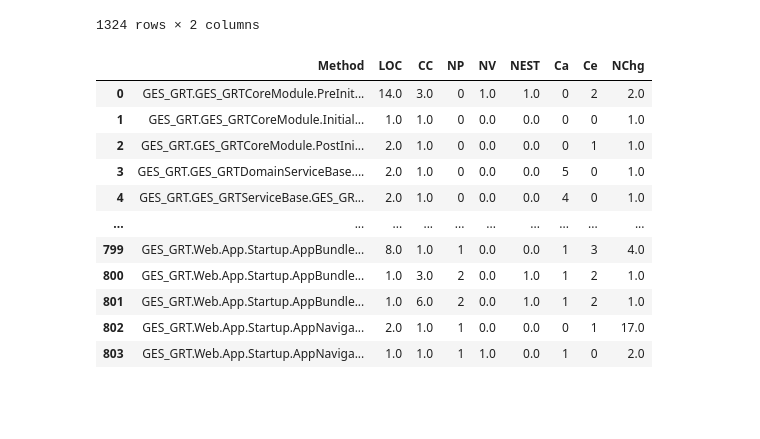
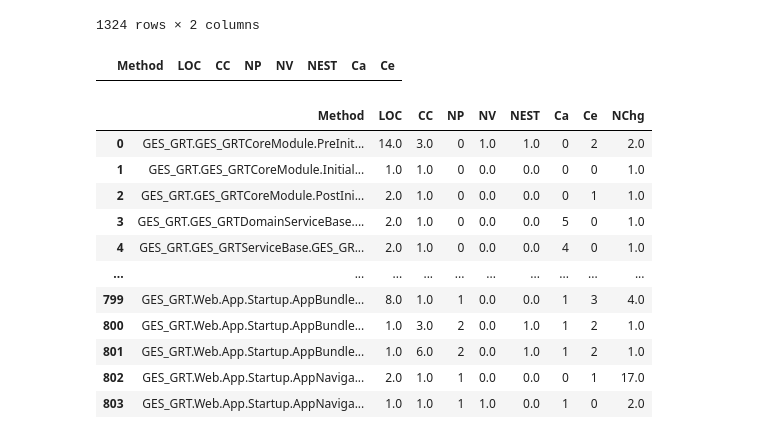
Before and after one commit to ana28p/code-analyzer, a Jupyter notebook: datareading/MyNotebook.ipynb, the cells around one changed output. Cells and saved outputs as stored; diff of their text form; code cells hidden in the pictures; blank space fills up the shorter version.

```diff
--- a/datareading/MyNotebook.ipynb
+++ b/datareading/MyNotebook.ipynb
@@ -193 +183,35 @@ def get_code_metrics_data():
     return data
+# %%
+
+test_coverage = {'Method': [], 'TotalStatements': [], 'CoveredStatements': []}
+
+def get_children(all_path, element):
+    name = element.get("Name")
+    if len(list(element)) == 0:
+        all_path += name
+        test_coverage['Method'].append(str(all_path))
+        test_coverage['TotalStatements'].append(int(element.get("TotalStatements")))
+        test_coverage['CoveredStatements'].append(str(element.get("CoveredStatements")))
+#         print(all_path)
+    else:
+        all_path += name + '.'
+
+    for el in list(element):
+        get_children(all_path, el)
+
+
+def get_test_coverage_data():
+    file = "C:/Users/aprodea/work/metrics-tax-compare/coverage/dotcover-for-ndepend.xml"
+    root = ElementTree.parse(file).getroot()
+
+    for type_tag in root.findall('Assembly/*'):
+        get_children('', type_tag)
+
+    return pd.DataFrame(data=test_coverage)
+
+
+test_coverage_data = get_test_coverage_data()
+
+test_coverage_data['Method'] = test_coverage_data['Method'].apply(ctor_to_class_name)
+
+test_coverage_data.to_csv("C:/Users/aprodea/work/metrics-tax-compare/merged/test_coverage_ndepend.csv", sep=';', index=False)
@@ -281,6 +417,10 @@ sub_change_data
 # %%
 diff_ch_and_metrics = change_data[~change_data['Method_Parsed'].isin(new_df['Method'])].dropna()
 diff_ch_and_metrics.to_csv("C:/Users/aprodea/work/metrics-tax-compare/merged/ch_not_found_in_metrics.csv", sep=';', index=False, na_rep=0)
+# %%
+new_df[~new_df['Method'].isin(test_coverage_data['Method'])].dropna()
+# %% [output]
+|  | Method | LOC | CC | NP | NV | NEST | Ca | Ce |
 # %%
 merged_left_ch = pd.merge(left=new_df, right=sub_change_data, how='left', left_on='Method', right_on='Method')
 merged_left_ch
```
Also changed, not shown: parts of 7 cells of this notebook, 7 other files.
